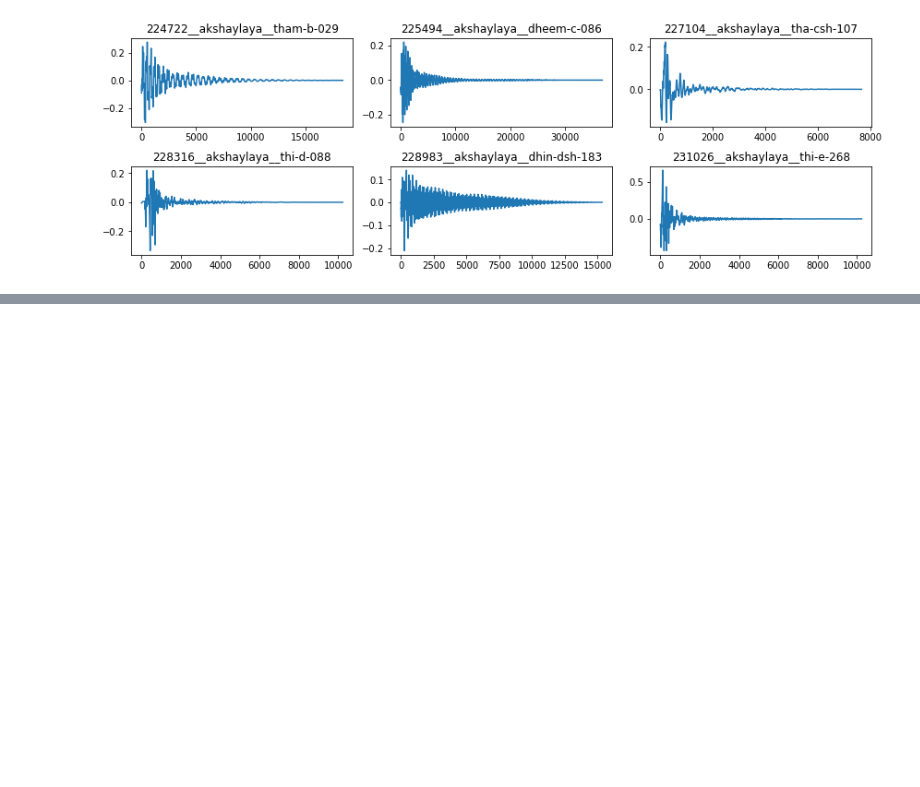
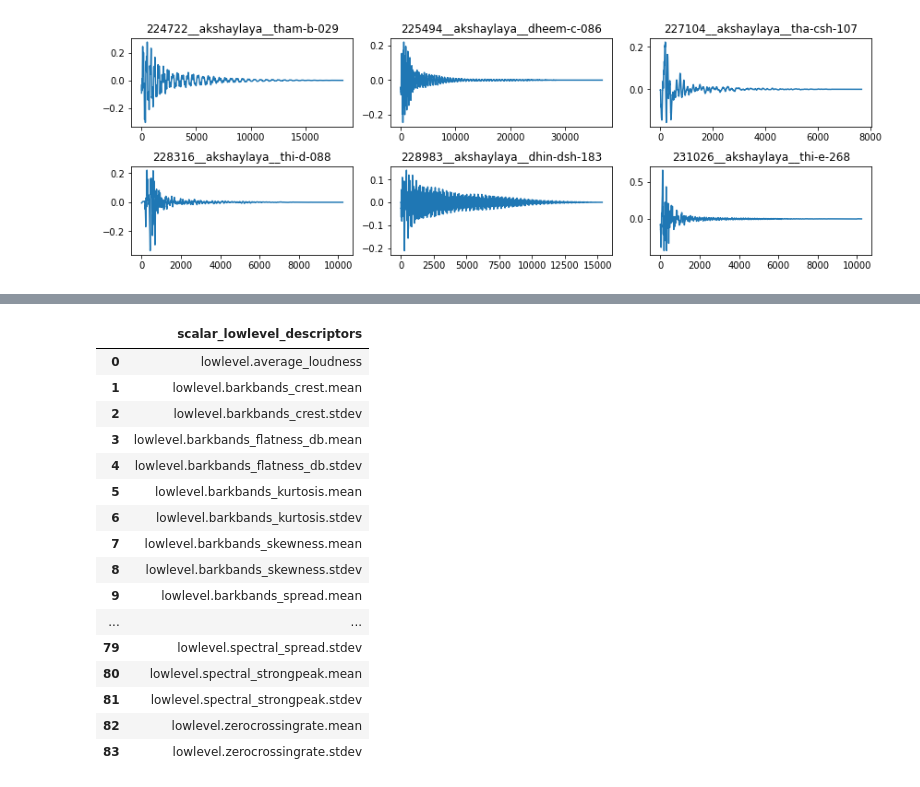
Before and after one commit to eagomez2/mir_basics, a Jupyter notebook: eagomez_assignment01_exemplary_mir_workflow.ipynb, the cells around one changed output, grey strips where cells are left out. Drawn from its saved outputs; the diff is of its cells as text; code cells hidden in the pictures; blank space fills up the shorter version.

```diff
--- a/eagomez_assignment01_exemplary_mir_workflow.ipynb
+++ b/eagomez_assignment01_exemplary_mir_workflow.ipynb
@@ -226,6 +218,16 @@ def display_fullwidth(df):
     pd.set_option('display.max_colwidth', None)
     display(df)
     pd.reset_option('display.max_colwidth')
+
+
+def display_all_rows(df):
+    """ Display all DataFrame rows.
+    Args:
+        df (pd.DataFrame): DataFrame to be displayed.
+    """
+    pd.set_option('display.max_rows', None)
+    display(df)
+    pd.reset_option('display.max_rows')
 # %% [markdown]
 ## Parsing dataset file structure
 The filenames from the dataset are matched against some patterns to label their `tonic_class` and `stroke_class`. All this information is then stored in a `pd.DataFrame` object.
@@ -277,0 +283,7 @@ As it is observed, all files contain a single stroke and therefore there is no n
+# %%
+sample_file = df_audiofiles['filepath'][0]  # Pick first file in the list
+
+features, features_frames = ess.MusicExtractor(lowlevelSilentFrames='drop',
+                                               lowlevelFrameSize=2048,
+                                               lowlevelHopSize=1024,
+                                               lowlevelStats=['mean', 'stdev'])(sample_file)
@@ -277,0 +293,25 @@ As it is observed, all files contain a single stroke and therefore there is no n
+# %%
+scalar_lowlevel_descriptors = [descriptor for descriptor in features.descriptorNames()
+                              if 'lowlevel' in descriptor and
+                              isinstance(features[descriptor], float)]
+
+df_scalar_lowlevel_descriptors = pd.DataFrame(scalar_lowlevel_descriptors, columns=['scalar_lowlevel_descriptors'])
+display_all_rows(df_scalar_lowlevel_descriptors)
+# %% [output]
+|  | scalar_lowlevel_descriptors |
+| 0 | lowlevel.average_loudness |
+| 1 | lowlevel.barkbands_crest.mean |
+| 2 | lowlevel.barkbands_crest.stdev |
+| 3 | lowlevel.barkbands_flatness_db.mean |
+| 4 | lowlevel.barkbands_flatness_db.stdev |
+| 5 | lowlevel.barkbands_kurtosis.mean |
+| 6 | lowlevel.barkbands_kurtosis.stdev |
+| 7 | lowlevel.barkbands_skewness.mean |
+| 8 | lowlevel.barkbands_skewness.stdev |
+| 9 | lowlevel.barkbands_spread.mean |
+| ... | ... |
+| 79 | lowlevel.spectral_spread.stdev |
+| 80 | lowlevel.spectral_strongpeak.mean |
+| 81 | lowlevel.spectral_strongpeak.stdev |
+| 82 | lowlevel.zerocrossingrate.mean |
+| 83 | lowlevel.zerocrossingrate.stdev |
```
Also changed, not shown: parts of 7 cells of this notebook.
